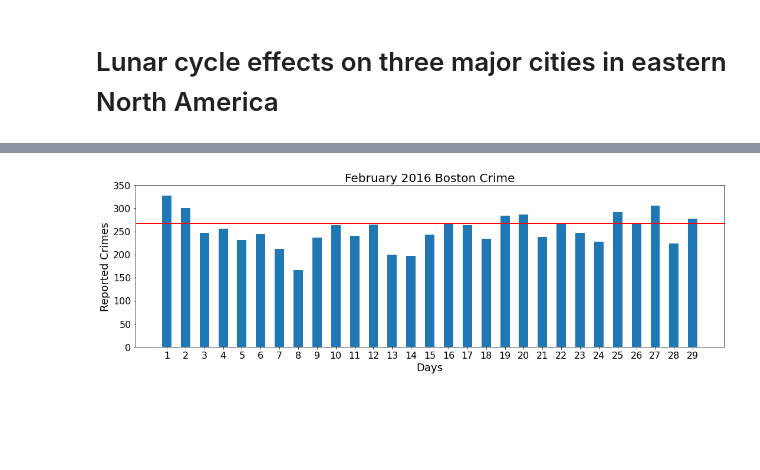
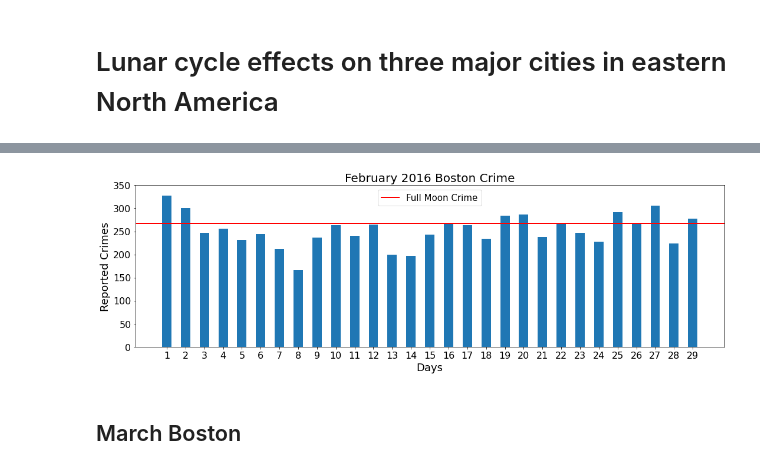
Before and after one commit to FAufenger/JupyterNotebook-FullMoon, a Jupyter notebook: Crime & The Moon/LunarCrimeEffect.ipynb, the cells around one changed output, grey strips where cells are left out. Saved outputs shown, nothing was run; the diff lists cells and outputs as text; code cells hidden in the pictures; blank space fills up the shorter version.

```diff
--- a/Crime & The Moon/LunarCrimeEffect.ipynb
+++ b/Crime & The Moon/LunarCrimeEffect.ipynb
@@ -256,25 +283,26 @@ boston_crime_feb22 = boston_crime_feb[boston_crime_feb['Crime Date'].dt.day == 2
 # %%
 #Boston Crime February Plot
 #Sort index by date and prepare for x-axis to be labeled by days alone
 value_count = boston_crime_feb['Crime Date'].value_counts().sort_index()
 days_month= list(range(1,30))
 x=list(range(1,30))
 
 #Plot parameters
 fig = plt.figure(figsize = (15,5))
 plt.bar(days_month, value_count, width = .5)
 
 #Clean and Label plot
 plt.xticks(x)
 plt.tick_params(labelsize=16)
 plt.xlabel('Days', fontsize=18)
 plt.ylim(0,350)
 plt.ylabel('Reported Crimes', fontsize=18)
 plt.title('February 2016 Boston Crime', fontsize=20)
 
 #add line for day of full moon
 plt.axhline(y=267, color='r', linewidth=2)
+plt.legend(["Full Moon Crime"],prop={'size': 15})
 fig.tight_layout()
 plt.show()
 # %% [output]
-[figure, old version]
+[figure, new version]
@@ -287,0 +309,2 @@ plt.show()
+# %% [markdown]
+## March Boston
```
Also changed, not shown: parts of 29 cells of this notebook.
